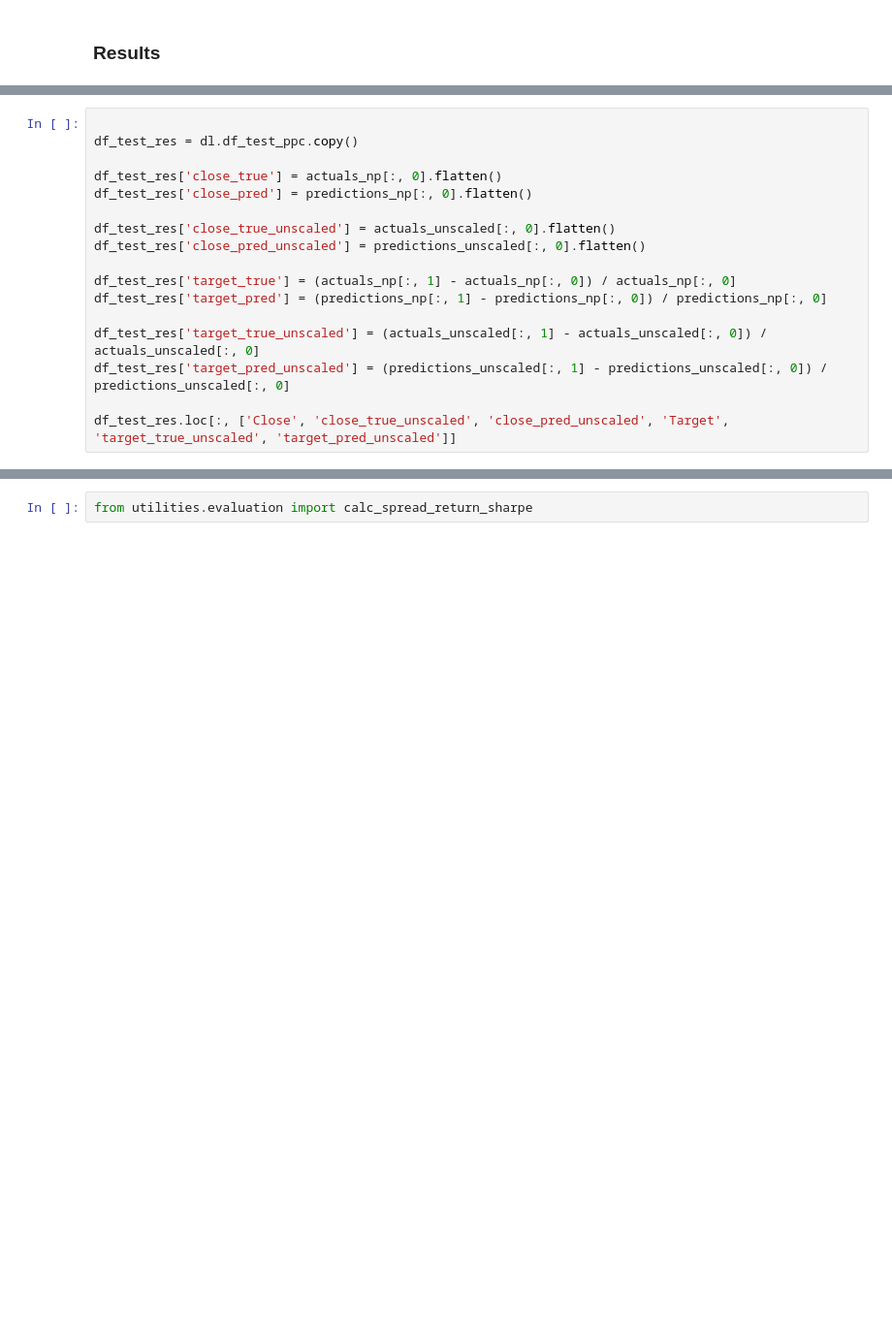
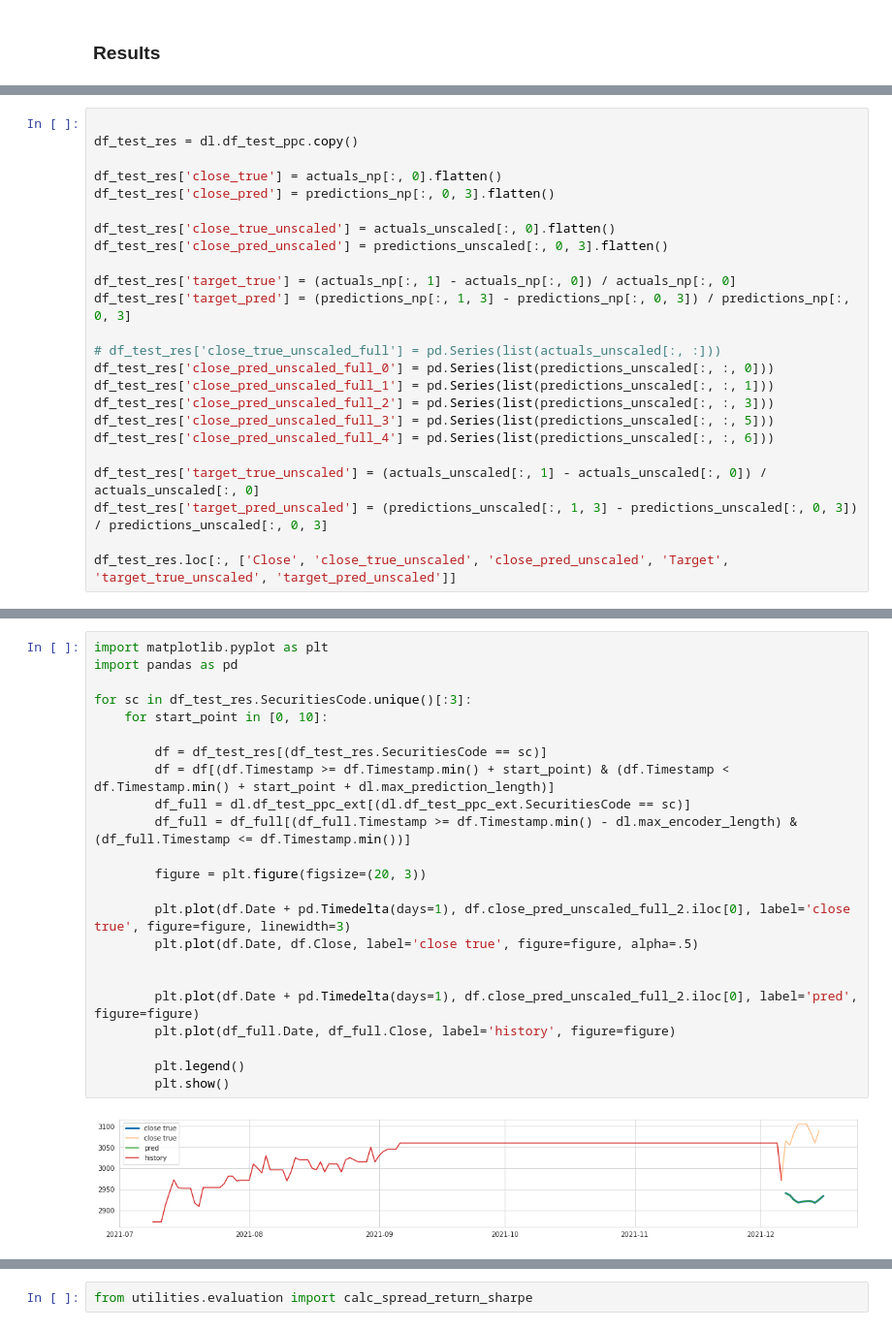
Before and after one commit to Cyprien-Ricque/stock-exchange-prediction, a Jupyter notebook: notebooks/temporal_fusion_transformer.ipynb, the cells around one changed output, grey strips where cells are left out. Shown at 97% size. Cells and saved outputs as stored; diff of their text form; blank space fills up the shorter version.

```diff
--- a/notebooks/temporal_fusion_transformer.ipynb
+++ b/notebooks/temporal_fusion_transformer.ipynb
@@ -118,15 +122,22 @@ predictions_unscaled = predictions_unscaled.reshape(-1, 10)
 df_test_res = dl.df_test_ppc.copy()
 
 df_test_res['close_true'] = actuals_np[:, 0].flatten()
-df_test_res['close_pred'] = predictions_np[:, 0].flatten()
+df_test_res['close_pred'] = predictions_np[:, 0, 3].flatten()
 
 df_test_res['close_true_unscaled'] = actuals_unscaled[:, 0].flatten()
-df_test_res['close_pred_unscaled'] = predictions_unscaled[:, 0].flatten()
+df_test_res['close_pred_unscaled'] = predictions_unscaled[:, 0, 3].flatten()
 
 df_test_res['target_true'] = (actuals_np[:, 1] - actuals_np[:, 0]) / actuals_np[:, 0]
-df_test_res['target_pred'] = (predictions_np[:, 1] - predictions_np[:, 0]) / predictions_np[:, 0]
+df_test_res['target_pred'] = (predictions_np[:, 1, 3] - predictions_np[:, 0, 3]) / predictions_np[:, 0, 3]
+
+# df_test_res['close_true_unscaled_full'] = pd.Series(list(actuals_unscaled[:, :]))
+df_test_res['close_pred_unscaled_full_0'] = pd.Series(list(predictions_unscaled[:, :, 0]))
+df_test_res['close_pred_unscaled_full_1'] = pd.Series(list(predictions_unscaled[:, :, 1]))
+df_test_res['close_pred_unscaled_full_2'] = pd.Series(list(predictions_unscaled[:, :, 3]))
+df_test_res['close_pred_unscaled_full_3'] = pd.Series(list(predictions_unscaled[:, :, 5]))
+df_test_res['close_pred_unscaled_full_4'] = pd.Series(list(predictions_unscaled[:, :, 6]))
 
 df_test_res['target_true_unscaled'] = (actuals_unscaled[:, 1] - actuals_unscaled[:, 0]) / actuals_unscaled[:, 0]
-df_test_res['target_pred_unscaled'] = (predictions_unscaled[:, 1] - predictions_unscaled[:, 0]) / predictions_unscaled[:, 0]
+df_test_res['target_pred_unscaled'] = (predictions_unscaled[:, 1, 3] - predictions_unscaled[:, 0, 3]) / predictions_unscaled[:, 0, 3]
 
 df_test_res.loc[:, ['Close', 'close_true_unscaled', 'close_pred_unscaled', 'Target', 'target_true_unscaled', 'target_pred_unscaled']]
@@ -132,0 +158,25 @@ df_test_res.loc[:, ['Close', 'close_true_unscaled', 'close_pred_unscaled', 'Targ
+# %%
+import matplotlib.pyplot as plt
+import pandas as pd
+
+for sc in df_test_res.SecuritiesCode.unique()[:3]:
+    for start_point in [0, 10]:
+
+        df = df_test_res[(df_test_res.SecuritiesCode == sc)]
+        df = df[(df.Timestamp >= df.Timestamp.min() + start_point) & (df.Timestamp < df.Timestamp.min() + start_point + dl.max_prediction_length)]
+        df_full = dl.df_test_ppc_ext[(dl.df_test_ppc_ext.SecuritiesCode == sc)]
+        df_full = df_full[(df_full.Timestamp >= df.Timestamp.min() - dl.max_encoder_length) & (df_full.Timestamp <= df.Timestamp.min())]
+
+        figure = plt.figure(figsize=(20, 3))
+
+        plt.plot(df.Date + pd.Timedelta(days=1), df.close_pred_unscaled_full_2.iloc[0], label='close true', figure=figure, linewidth=3)
+        plt.plot(df.Date, df.Close, label='close true', figure=figure, alpha=.5)
+
+
+        plt.plot(df.Date + pd.Timedelta(days=1), df.close_pred_unscaled_full_2.iloc[0], label='pred', figure=figure)
+        plt.plot(df_full.Date, df_full.Close, label='history', figure=figure)
+
+        plt.legend()
+        plt.show()
+# %% [output]
+[figure, added]
```
Also changed, not shown: parts of 12 cells of this notebook.
